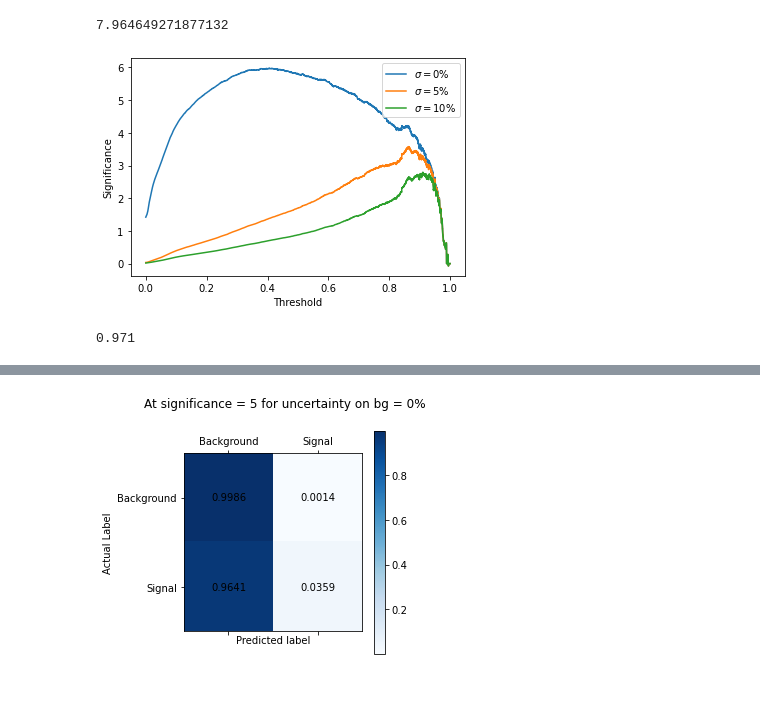
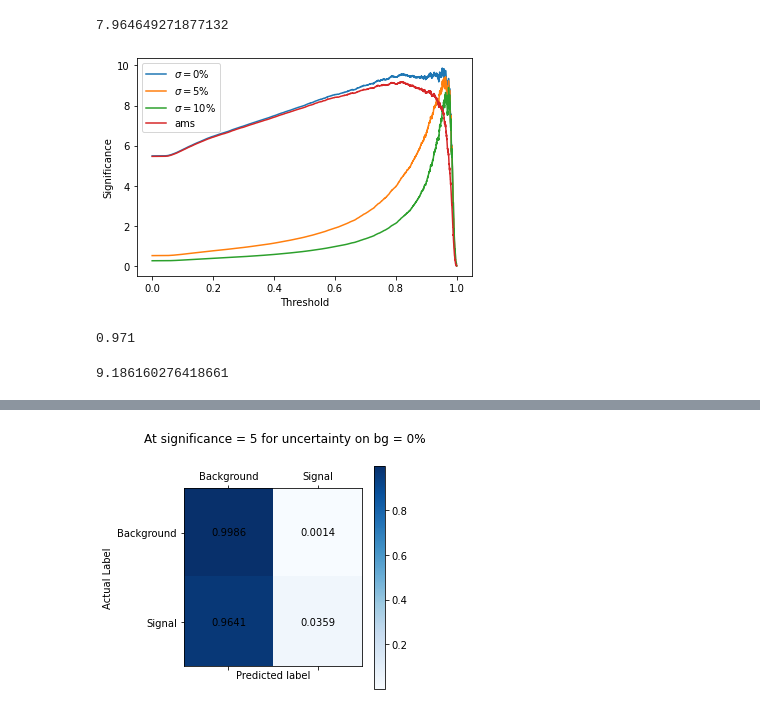
Before and after one commit to joeb42/Invisible-Higgs, a Jupyter notebook: ttbar_notebooks/binary/RNN.ipynb, the cells around one changed output, grey strips where cells are left out. Cells and saved outputs as stored; diff of their text form; code cells hidden in the pictures.

```diff
--- a/ttbar_notebooks/binary/RNN.ipynb
+++ b/ttbar_notebooks/binary/RNN.ipynb
@@ -1,7 +1,7 @@
 # %%
 import numpy as np
 
-full_data = np.load('./data/combined_data.npy', allow_pickle=True)
+full_data = np.load('./data/full_data.npy', allow_pickle=True)
 X_train_event, X_test_event, X_train_obj, X_test_obj, y_train, y_test = full_data
 # %% [markdown]
 Order of columns for combined data:
@@ -477,7 +477,7 @@ np.argmax(f1)
 # Significance
 
 # load xs weights
-train_weights, test_weights = np.load('./data/combined_xs_weights.npy', allow_pickle=True)
+train_weights, test_weights = np.load('./data/weights.npy', allow_pickle=True)
 
 # Get predictions for combined dataset
 # y_pred_train = combined_model.predict([X_train_obj, X_train_event])
@@ -507,6 +507,7 @@ NameError: name 'total_weights' is not defined
 significance_sigma0 = np.zeros(len(thresholds))
 significance_sigma5 = np.zeros(len(thresholds))
 significance_sigma10 = np.zeros(len(thresholds))
+ams = np.zeros(len(thresholds))
 
 lum = 140e3
 sg = np.zeros(len(thresholds))
@@ -520,6 +521,7 @@ for idx, threshold in enumerate(thresholds):
         significance_sigma0[idx] = sg[idx]/np.sqrt(bg[idx])
         significance_sigma5[idx] = sg[idx]/np.sqrt(bg[idx] + (0.05 * bg[idx])**2)
         significance_sigma10[idx] = sg[idx]/np.sqrt(bg[idx] + (0.1 * bg[idx])**2)
+        ams[idx] = np.sqrt(2 * ((sg[idx] + bg[idx] + 10) * np.log(1 + sg[idx]/(bg[idx] + 10)) - sg[idx]))
 
     # print(f"Signal events surviving cut:  {sg[idx]}\nBackground events surviving cut:  {bg[idx]}\nCorresponding siginificance is:  {significance[idx]}")
 # %%
@@ -759,26 +761,31 @@ significance_sigma0[idx]
 # %%
 import matplotlib.pyplot as plt
 
 plt.plot(thresholds, significance_sigma0, label=r"$\sigma=0\%$")
 plt.plot(thresholds, significance_sigma5, label=r"$\sigma=5\%$")
 plt.plot(thresholds, significance_sigma10, label=r"$\sigma=10\%$")
+plt.plot(thresholds, ams, label="ams")
 # plt.vlines(thresholds[np.argmax(significance)], linestyles="dashed", color='k', ymin=0, ymax=np.max(significance), linewidth=0.8,
 #     label=f"Best threshold = {round(thresholds[np.argmax(significance[:end_idx])], 2)}")
 # plt.hlines(np.max(significance), linestyles="dashed", color="k", xmin=0, xmax=1.0, linewidth=0.8)
 plt.xlabel("Threshold")
 plt.ylabel("Significance")
 plt.legend()
 
 # plt.savefig("./first_lstm_significance_different_sigmas.png", dpi=200)
 plt.legend()
 plt.show()
 # %% [output]
-[figure, old version]
+[figure, new version]
 # %%
 idx_sig5 = np.argmin(abs(significance_sigma5-5))
 thresholds[idx_sig5]
 # %% [output]
 0.971
+# %%
+np.max(ams)
+# %% [output]
+9.186160276418661
 # %%
 idx_0, idx_5, idx_10 = np.argmax(significance_sigma0), np.argmax(significance_sigma5), np.argmax(significance_sigma10)
 print(f"Best threshold for sigma=0% is {thresholds[idx_0]}, significance={significance_sigma0[idx_0]} \nBest threshold for sigma=5% is {thresholds[idx_5]}, significance={significance_sigma5[idx_5]} \nBest threshold for sigma=10% is {thresholds[idx_10]}, significance={significance_sigma10[idx_10]}")
```
Also changed, not shown: parts of 25 cells of this notebook, 38 other files.
